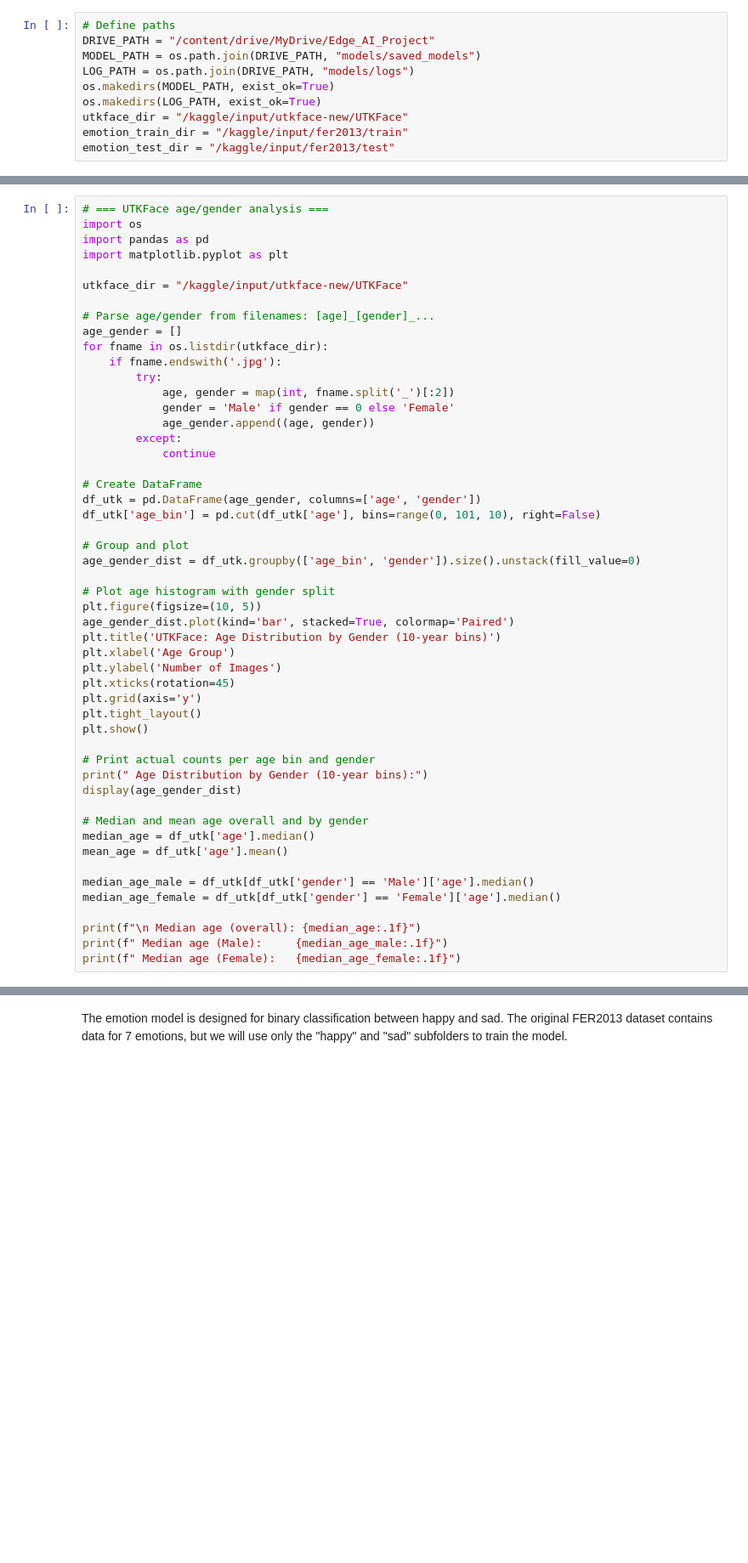
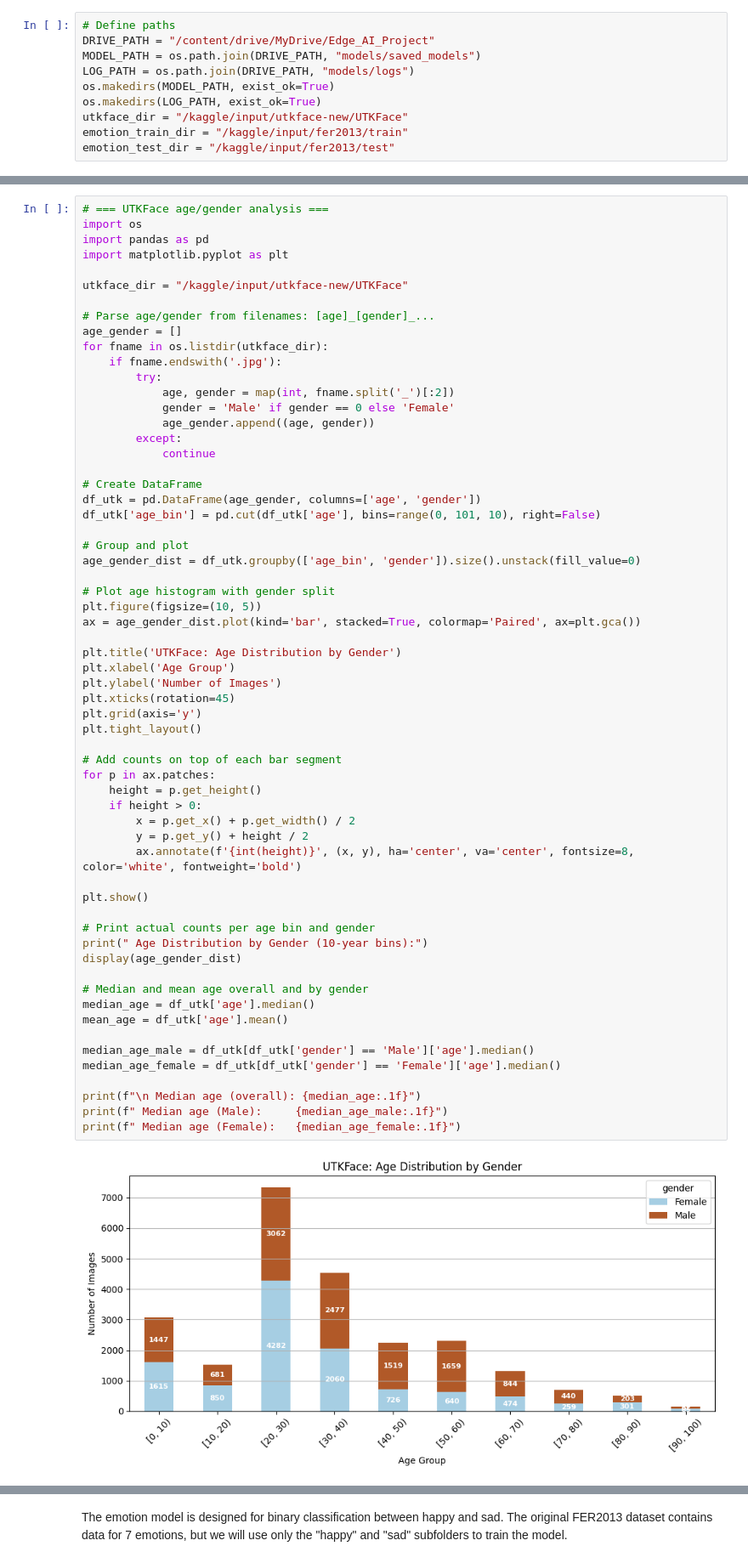
Before and after one commit to Lady-Pi/Edge_AI_Project, a Jupyter notebook: notebooks/01_custom_training.ipynb, the cells around one changed output, grey strips where cells are left out. Shown at 85% size. Saved outputs shown, nothing was run; the diff lists cells and outputs as text; blank space fills up the shorter version.

```diff
--- a/notebooks/01_custom_training.ipynb
+++ b/notebooks/01_custom_training.ipynb
@@ -151,32 +167,43 @@ for fname in os.listdir(utkface_dir):
 df_utk = pd.DataFrame(age_gender, columns=['age', 'gender'])
 df_utk['age_bin'] = pd.cut(df_utk['age'], bins=range(0, 101, 10), right=False)
 
 # Group and plot
 age_gender_dist = df_utk.groupby(['age_bin', 'gender']).size().unstack(fill_value=0)
 
 # Plot age histogram with gender split
 plt.figure(figsize=(10, 5))
-age_gender_dist.plot(kind='bar', stacked=True, colormap='Paired')
-plt.title('UTKFace: Age Distribution by Gender (10-year bins)')
+ax = age_gender_dist.plot(kind='bar', stacked=True, colormap='Paired', ax=plt.gca())
+
+plt.title('UTKFace: Age Distribution by Gender')
 plt.xlabel('Age Group')
 plt.ylabel('Number of Images')
 plt.xticks(rotation=45)
 plt.grid(axis='y')
 plt.tight_layout()
+
+# Add counts on top of each bar segment
+for p in ax.patches:
+    height = p.get_height()
+    if height > 0:
+        x = p.get_x() + p.get_width() / 2
+        y = p.get_y() + height / 2
+        ax.annotate(f'{int(height)}', (x, y), ha='center', va='center', fontsize=8, color='white', fontweight='bold')
+
 plt.show()
 
 # Print actual counts per age bin and gender
 print(" Age Distribution by Gender (10-year bins):")
 display(age_gender_dist)
 
 # Median and mean age overall and by gender
 median_age = df_utk['age'].median()
 mean_age = df_utk['age'].mean()
 
 median_age_male = df_utk[df_utk['gender'] == 'Male']['age'].median()
 median_age_female = df_utk[df_utk['gender'] == 'Female']['age'].median()
 
 print(f"\n Median age (overall): {median_age:.1f}")
 print(f" Median age (Male):     {median_age_male:.1f}")
 print(f" Median age (Female):   {median_age_female:.1f}")
 # %% [output]
+[figure, new version]
```
Also changed, not shown: parts of 9 cells of this notebook, 40 other files.
